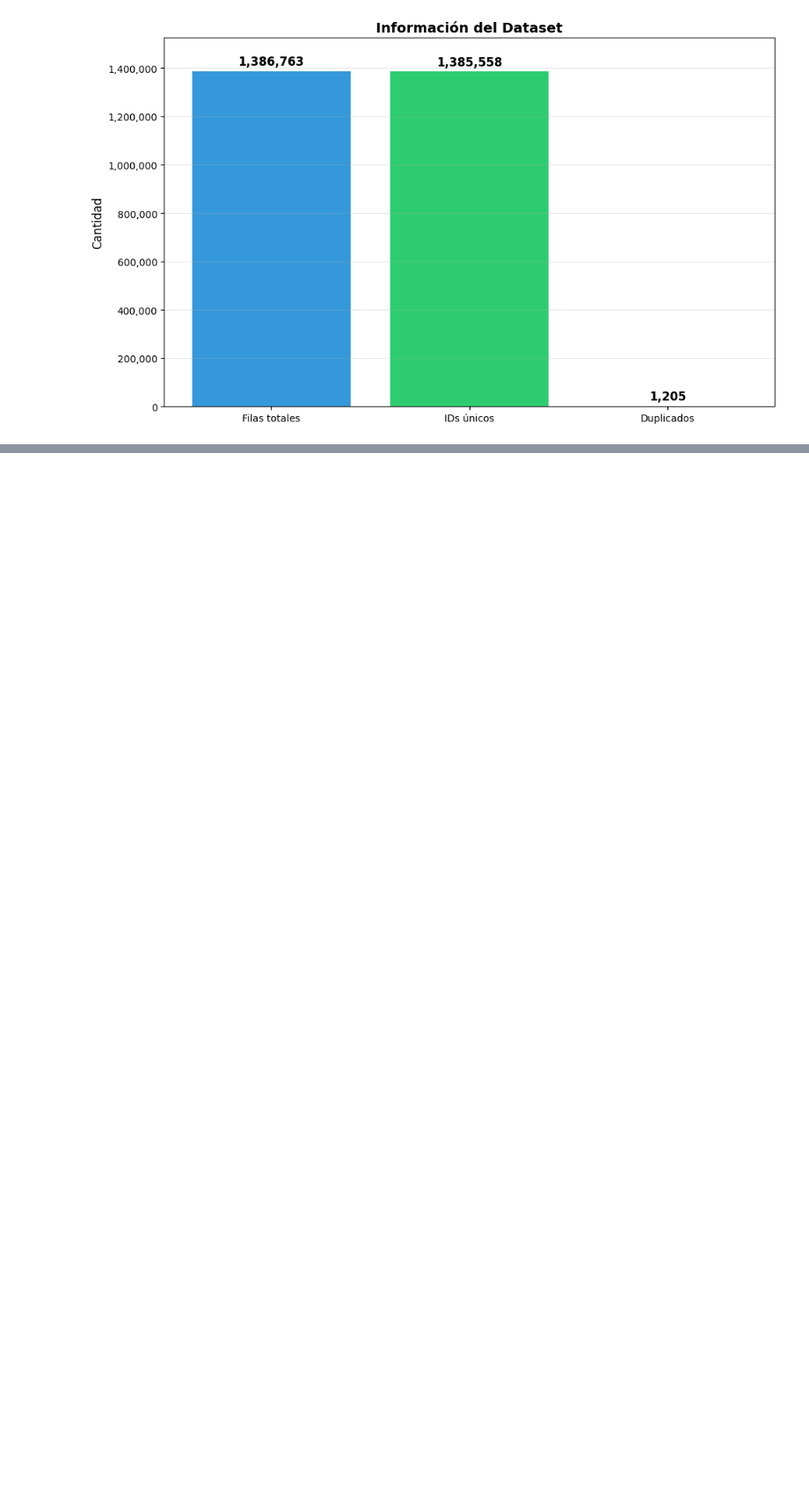
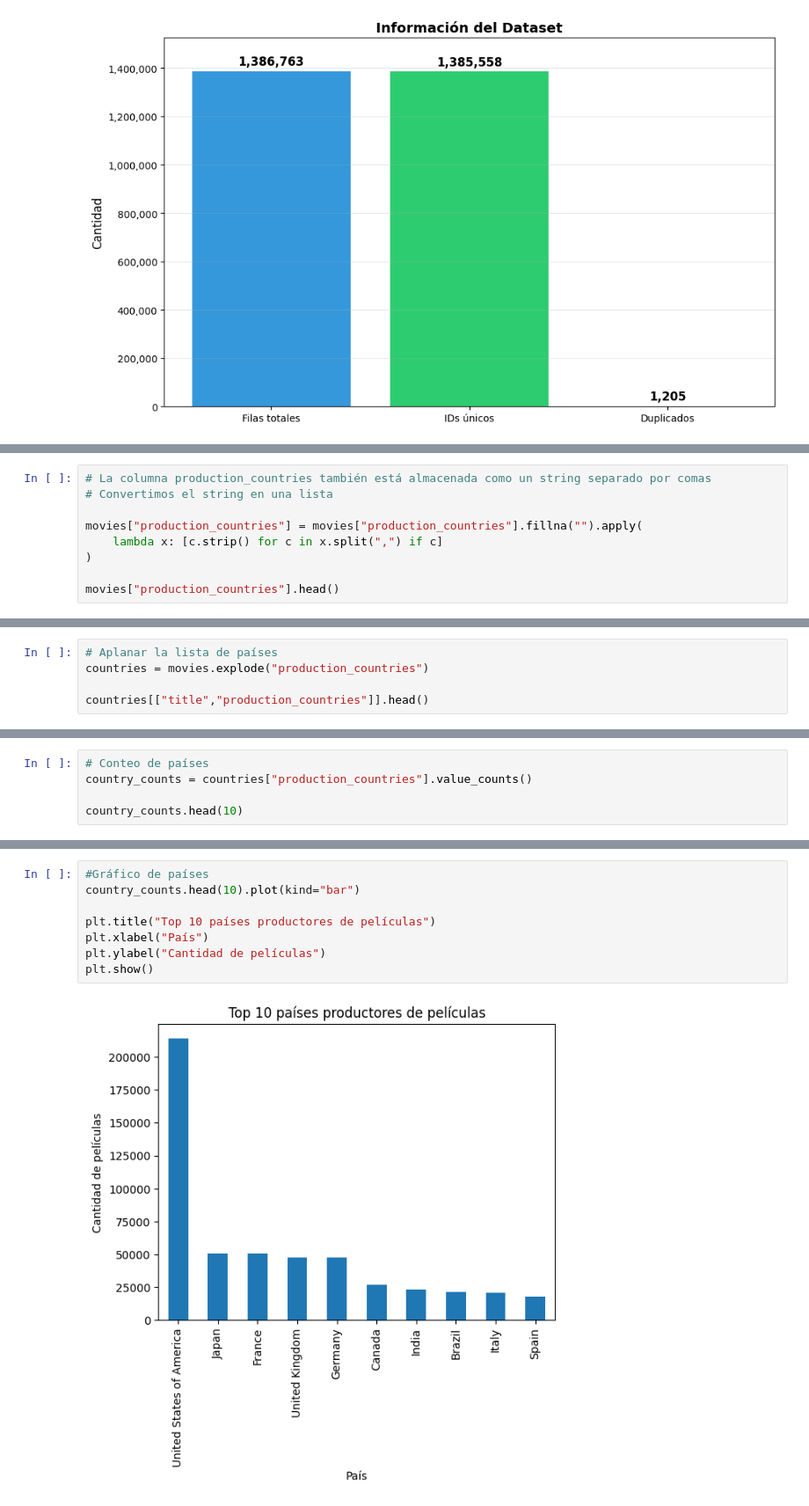
Before and after one commit to natonnelier/tmdb_movies_data_analysis, a Jupyter notebook: EDA_movies.ipynb, the cells around one changed output, grey strips where cells are left out. Shown at 88% size. Drawn from its saved outputs; the diff is of its cells as text; blank space fills up the shorter version.

```diff
--- a/EDA_movies.ipynb
+++ b/EDA_movies.ipynb
@@ -432,0 +606,9 @@ plt.show()
+# %%
+# La columna production_countries también está almacenada como un string separado por comas
+# Convertimos el string en una lista
+
+movies["production_countries"] = movies["production_countries"].fillna("").apply(
+    lambda x: [c.strip() for c in x.split(",") if c]
+)
+
+movies["production_countries"].head()
@@ -432,0 +623,5 @@ plt.show()
+# %%
+# Aplanar la lista de países
+countries = movies.explode("production_countries")
+
+countries[["title","production_countries"]].head()
@@ -432,0 +635,5 @@ plt.show()
+# %%
+# Conteo de países
+country_counts = countries["production_countries"].value_counts()
+
+country_counts.head(10)
@@ -432,0 +654,10 @@ plt.show()
+# %%
+#Gráfico de países
+country_counts.head(10).plot(kind="bar")
+
+plt.title("Top 10 países productores de películas")
+plt.xlabel("País")
+plt.ylabel("Cantidad de películas")
+plt.show()
+# %% [output]
+[figure, added]
```
Also changed, not shown: parts of 29 cells of this notebook.
